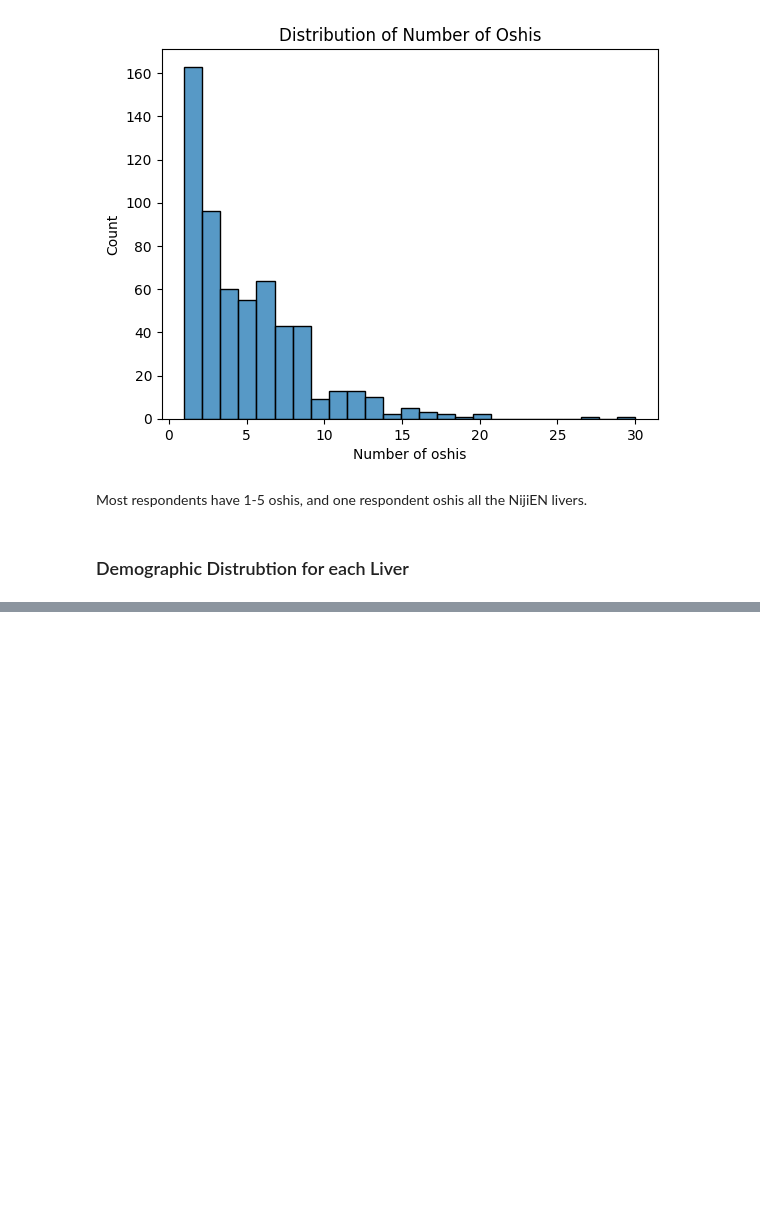
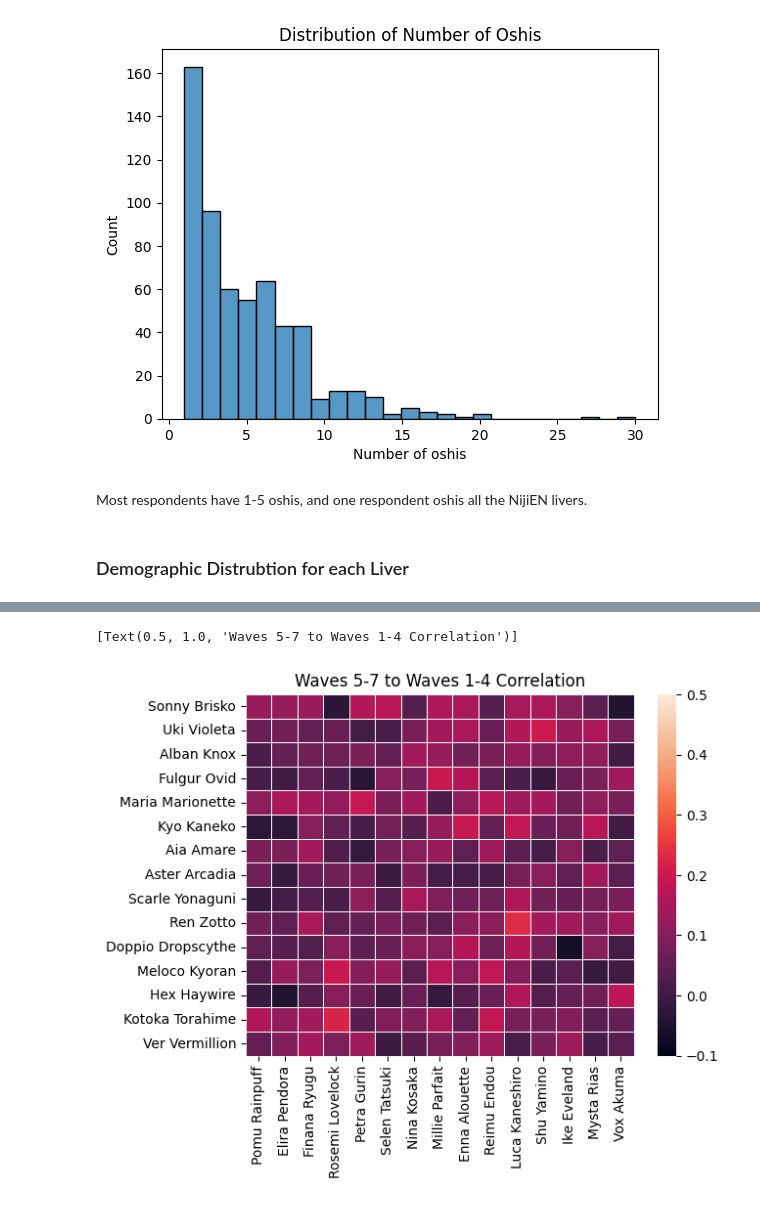
Before and after one commit to gkao25/nijiEN_fanbase_overlap, a Jupyter notebook: code.ipynb, the cells around one changed output, grey strips where cells are left out. Drawn from its saved outputs; the diff is of its cells as text; code cells hidden in the pictures; blank space fills up the shorter version.

```diff
--- a/code.ipynb
+++ b/code.ipynb
@@ -508,0 +557,6 @@ def demographic_vis(liver):
+# %%
+# upper right
+sns.heatmap(corr2, vmin=-0.1, vmax=0.5, linewidths=0.5).set(title='Waves 5-7 to Waves 1-4 Correlation')
+# %% [output]
+[Text(0.5, 1.0, 'Waves 5-7 to Waves 1-4 Correlation')]
+[figure, added]
```
Also changed, not shown: parts of 17 cells of this notebook.
